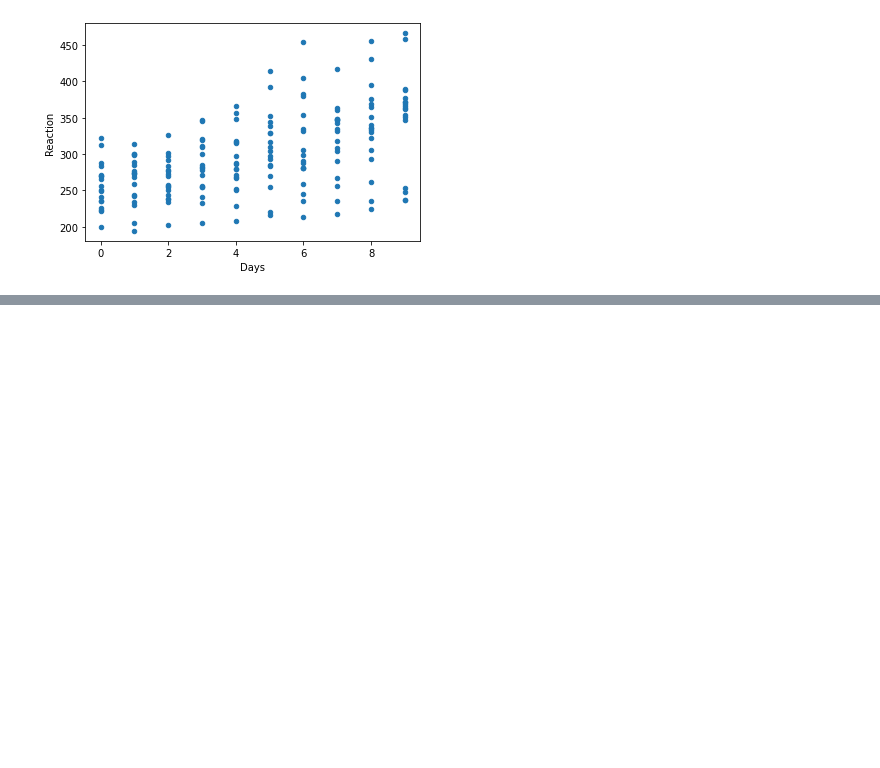
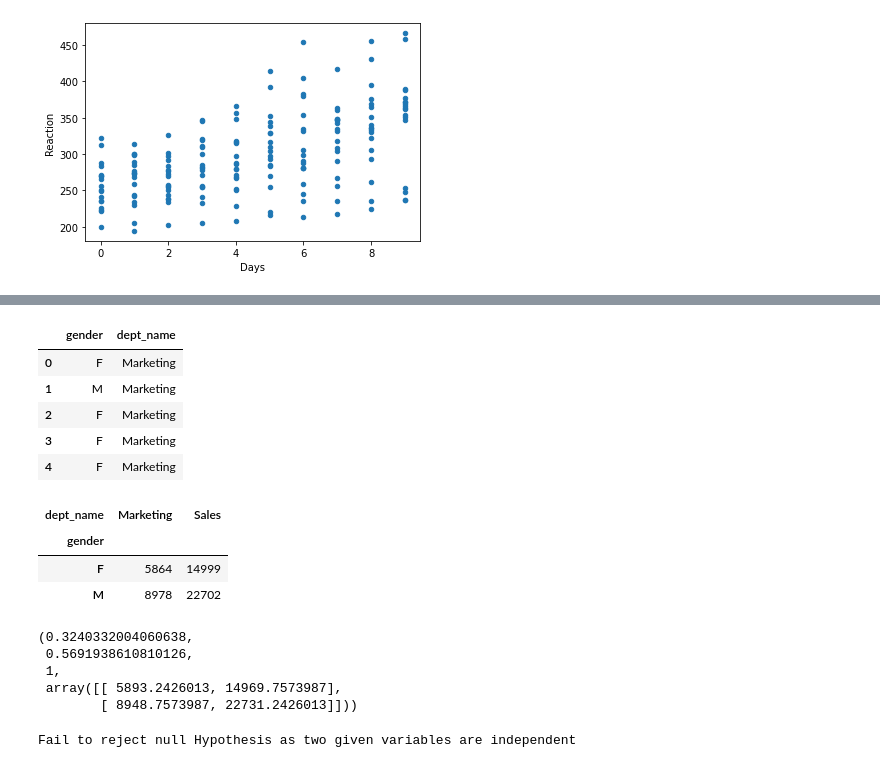
Before and after one commit to Saroj6632/statistics-exercises, a Jupyter notebook: hypothesis_testing.ipynb, the cells around one changed output, grey strips where cells are left out. Drawn from its saved outputs; the diff is of its cells as text; code cells hidden in the pictures; blank space fills up the shorter version.

```diff
--- a/hypothesis_testing.ipynb
+++ b/hypothesis_testing.ipynb
@@ -376,0 +521,42 @@ sleep.plot.scatter('Days','Reaction')
+# %%
+import env
+url = f'mysql+pymysql://{env.username}:{env.password}@{env.host}/employees'
+sql ='''select gender, dept_name from employees as e
+join dept_emp as d1 using(emp_no)
+join departments as d2 using(dept_no)
+where (dept_name = 'Sales' or dept_name = 'Marketing') and
+d1.to_date >= curdate()
+'''
+df = pd.read_sql(sql, url)
+df.head()
+# %% [output]
+|  | gender | dept_name |
+| 0 | F | Marketing |
+| 1 | M | Marketing |
+| 2 | F | Marketing |
+| 3 | F | Marketing |
+| 4 | F | Marketing |
+# %%
+observed = pd.crosstab(df.gender, df.dept_name)
+observed
+# %% [output]
+| dept_name | Marketing | Sales |
+| gender |  |  |
+| F | 5864 | 14999 |
+| M | 8978 | 22702 |
+# %%
+chi2, p, degf, expected = stats.chi2_contingency(observed)
+chi2, p, degf, expected
+# %% [output]
+(0.3240332004060638,
+ 0.5691938610810126,
+ 1,
+ array([[ 5893.2426013, 14969.7573987],
+        [ 8948.7573987, 22731.2426013]]))
+# %%
+if p< α:
+    print('Null Hypothesis Rejected as two given variables are dependent')
+else:
+    print('Fail to reject null Hypothesis as two given variables are independent')
+# %% [output]
+Fail to reject null Hypothesis as two given variables are independent
```
Also changed, not shown: parts of 39 cells of this notebook.
